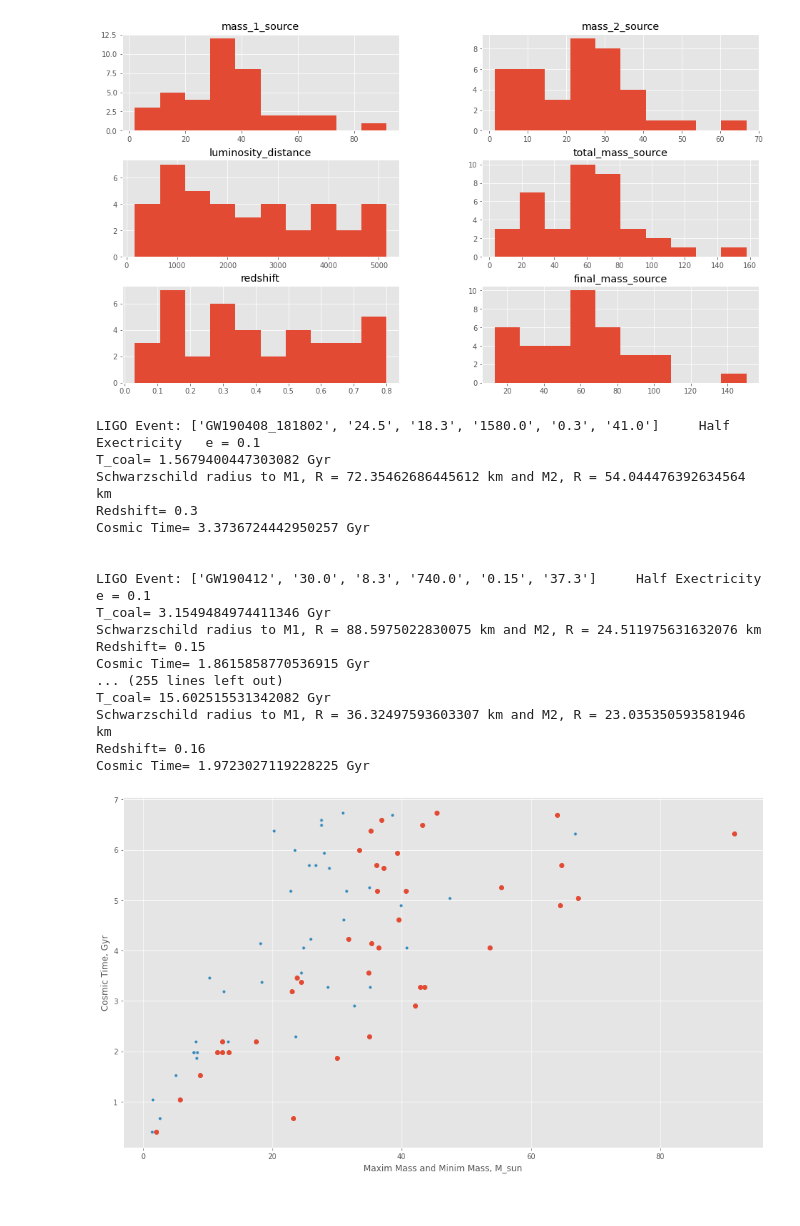
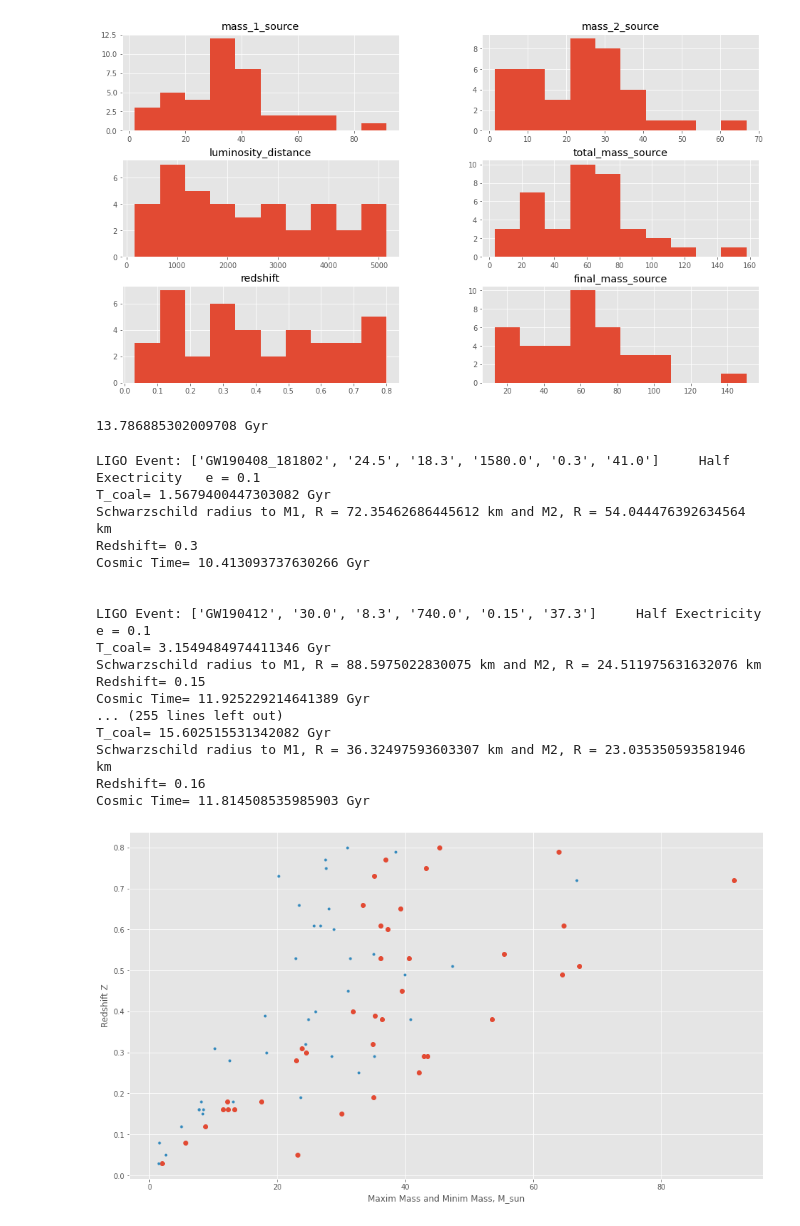
Before and after one commit to TadeoDGAguilar/PBHs_Coalescence, a Jupyter notebook: pandas_cvs_ligo.ipynb, the cells around one changed output. Saved outputs shown, nothing was run; the diff lists cells and outputs as text; code cells hidden in the pictures.

```diff
--- a/pandas_cvs_ligo.ipynb
+++ b/pandas_cvs_ligo.ipynb
@@ -80,6 +81,7 @@ pl.show()
 [figure]
 # %%
 H0 = cosmo.H(0)  #cosmo.H(0)  <Quantity 67.66 km / (Mpc s)>
+print(cosmo.age(0))
 #e = [0.5,  0.2,  0.1,  0.05,  0.01] #Excentricity array of datas
 e = 0.1 #Half
 a = [0.1] #Half Separation
@@ -107,7 +109,7 @@ def Rs(M): #Schwarzschild radius equation
 def integrand(z):
     omega_r = 8.070427106422706e-5
     omega_m = 0.3
-    omega_lmd = 0.7
+    omega_lmd = (0.7 - 8.070427106422706e-5)
     omega_k = 0
     return 1/((1+z)*((omega_r*((1+z)**4)) +
                      (omega_m*((1+z)**3)) +
@@ -127,6 +129,8 @@ def integrand(z):
 
 #(omega_m/(omega_m - 1)**(3/2))*[(1/np.sin(x**(1/2)))-[(x**(1/2)*(1-x)**1/2)]
 #
+# %% [output]
+13.786885302009708 Gyr
 # %%
 data_row=[]
 with open('LIGO_events', newline='') as csvfile:
@@ -140,6 +144,7 @@ m_min = []
 m_max = []
 cosmic_time = []
 coal_time = []
+pr_z=[]
 for i in range(len(data_row)):
     event = data_row[i]
     date = event[0]
@@ -160,51 +165,56 @@ for i in range(len(data_row)):
         time = t_coal(mass1, mass2,j,F(e))
         coal_time.append(time.to(u.year)/u.year)#save each value of t_coal in t_array[]
         dl = dist_lum
+        pr_z.append(redshift)
         red_Z = redshift
         I, err = quad(integrand, 0, red_Z)#integral to get cosmic time
-        cosmic_time.append(I*cosmo.age(0)/u.Gyr)#save each value of integral from redshift to each event
+        cosmic_time.append((cosmo.age(0) - I*cosmo.age(0))/u.Gyr)#save each value of integral from redshift to each event
         print("T_coal=", time.to(u.Gyr)) #convertion Seconds to Years
         print("Schwarzschild radius to M1, R =", (Rs(mass1).to(u.km)), "and M2, R =", (Rs(mass2).to(u.km)))
         print("Redshift=",red_Z)
-        print("Cosmic Time=", I*cosmo.age(0))#comsmo.age(0) is 1/Ho constant into integral
+        print("Cosmic Time=", (cosmo.age(0) - I*cosmo.age(0)))#comsmo.age(0) is 1/Ho constant into integral
     print("\n")
 # %% [output]
 LIGO Event: ['GW190408_181802', '24.5', '18.3', '1580.0', '0.3', '41.0']     Half Exectricity   e = 0.1
 T_coal= 1.5679400447303082 Gyr
 Schwarzschild radius to M1, R = 72.35462686445612 km and M2, R = 54.044476392634564 km
 Redshift= 0.3
-Cosmic Time= 3.3736724442950257 Gyr
+Cosmic Time= 10.413093737630266 Gyr
 
 
 LIGO Event: ['GW190412', '30.0', '8.3', '740.0', '0.15', '37.3']     Half Exectricity   e = 0.1
 T_coal= 3.1549484974411346 Gyr
 Schwarzschild radius to M1, R = 88.5975022830075 km and M2, R = 24.511975631632076 km
 Redshift= 0.15
-Cosmic Time= 1.8615858770536915 Gyr
+Cosmic Time= 11.925229214641389 Gyr
 ... (255 lines left out)
 T_coal= 15.602515531342082 Gyr
 Schwarzschild radius to M1, R = 36.32497593603307 km and M2, R = 23.035350593581946 km
 Redshift= 0.16
-Cosmic Time= 1.9723027119228225 Gyr
+Cosmic Time= 11.814508535985903 Gyr
 # %%
 #coal_time---> coalesence time
 #cosmic_time ----> cosmic time
 #m_max ---> array of Maximum Mass
 #m_min ---> array of Minimum Mass
 
 #pl.figure(figsize=(15,8))
-pl.plot(m_max/const.M_sun, cosmic_time,'o')
+#pl.plot(m_max/const.M_sun, cosmic_time,'o')
+pl.plot(m_max/const.M_sun, pr_z,'o')
 #pl.xlabel("Coalesence Time")
 pl.xlabel("Maxim Mass and Minim Mass, M_sun")
-pl.ylabel("Cosmic Time, Gyr")
+#pl.ylabel("Cosmic Time, Gyr")
+pl.ylabel("Redshift Z")
 #pl.xscale("log")
 #pl.yscale("log")
-pl.plot(m_min/const.M_sun, cosmic_time,'.')
+#pl.plot(m_min/const.M_sun, cosmic_time,'.')
+pl.plot(m_min/const.M_sun, pr_z,'.')
 #pl.xlabel("Minimum Mass, M_sun")
 #pl.ylabel("Cosmic Time, Gyr")
+pl.savefig('Z_vs_Masses.png', dpi=300, bbox_inches='tight')
 pl.show()
 # %% [output]
-[figure, old version]
+[figure, new version]
 # %%
 #x = np.array([m_min/const.M_sun]).reshape(-1,1)
 #quitar la x_max y hacer global la y_max a "y" es el tiempo cosmico
```
Also changed, not shown: parts of 3 cells of this notebook.
